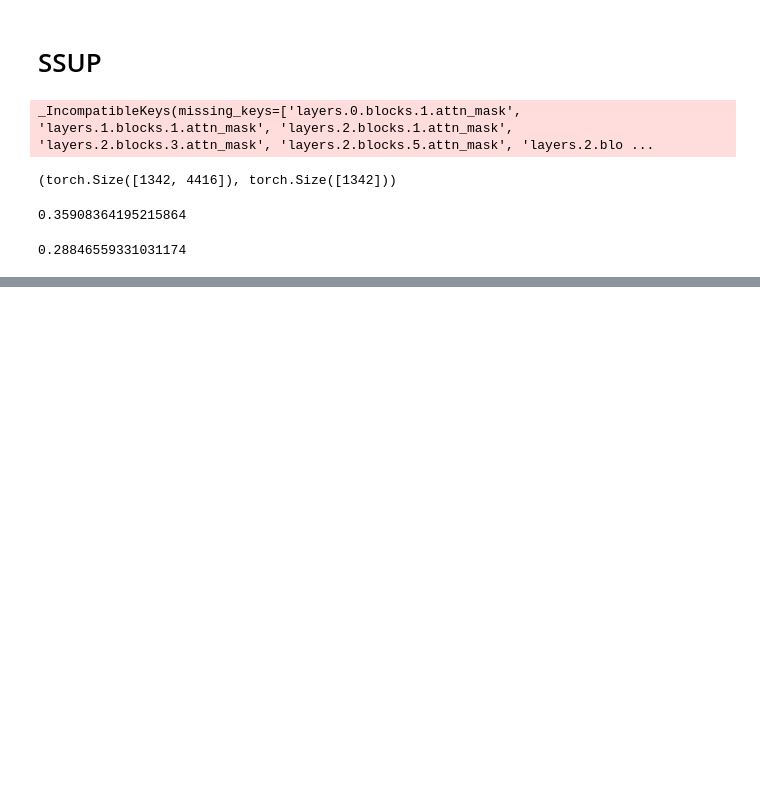
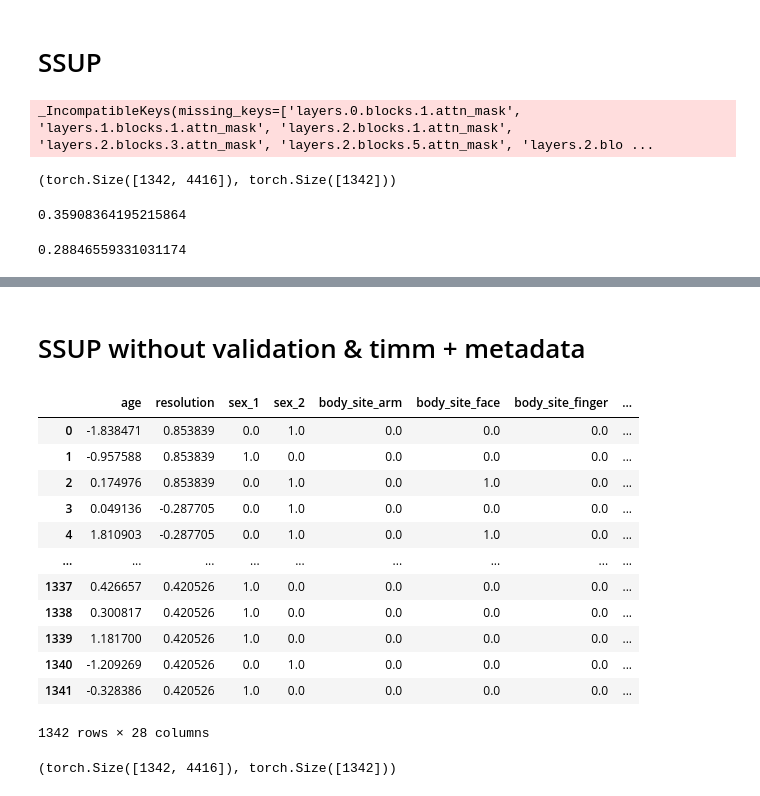
Before and after one commit to mkotyushev/visiomel-2023, a Jupyter notebook: src/notebooks/svm.ipynb, the cells around one changed output, grey strips where cells are left out. Cells and saved outputs as stored; diff of their text form; code cells hidden in the pictures; blank space fills up the shorter version.

```diff
--- a/src/notebooks/svm.ipynb
+++ b/src/notebooks/svm.ipynb
@@ -308,0 +665,20 @@ log_loss(y_all.cpu().numpy(), y_all_pred, eps=1e-16)
+# %% [markdown]
+# SSUP without validation & timm + metadata
+# %%
+df_meta = pd.read_csv('/workspace/data/train_metadata_pPa7YD3.csv')
+df_meta = preprocess_meta(df_meta)
+df_meta
+# %% [output]
+|  | age | resolution | sex_1 | sex_2 | body_site_arm | body_site_face | body_site_finger | ... |
+| 0 | -1.838471 | 0.853839 | 0.0 | 1.0 | 0.0 | 0.0 | 0.0 | ... |
+| 1 | -0.957588 | 0.853839 | 1.0 | 0.0 | 0.0 | 0.0 | 0.0 | ... |
+| 2 | 0.174976 | 0.853839 | 0.0 | 1.0 | 0.0 | 1.0 | 0.0 | ... |
+| 3 | 0.049136 | -0.287705 | 0.0 | 1.0 | 0.0 | 0.0 | 0.0 | ... |
+| 4 | 1.810903 | -0.287705 | 0.0 | 1.0 | 0.0 | 1.0 | 0.0 | ... |
+| ... | ... | ... | ... | ... | ... | ... | ... | ... |
+| 1337 | 0.426657 | 0.420526 | 1.0 | 0.0 | 0.0 | 0.0 | 0.0 | ... |
+| 1338 | 0.300817 | 0.420526 | 1.0 | 0.0 | 0.0 | 0.0 | 0.0 | ... |
+| 1339 | 1.181700 | 0.420526 | 1.0 | 0.0 | 0.0 | 0.0 | 0.0 | ... |
+| 1340 | -1.209269 | 0.420526 | 0.0 | 1.0 | 0.0 | 0.0 | 0.0 | ... |
+| 1341 | -0.328386 | 0.420526 | 1.0 | 0.0 | 0.0 | 0.0 | 0.0 | ... |
+1342 rows × 28 columns
@@ -308,0 +722,5 @@ log_loss(y_all.cpu().numpy(), y_all_pred, eps=1e-16)
+# %%
+features_all, y_all = extract_features(model, train_dataloader)
+features_all.shape, y_all.shape
+# %% [output]
+(torch.Size([1342, 4416]), torch.Size([1342]))
```
Also changed, not shown: parts of 58 cells of this notebook.
